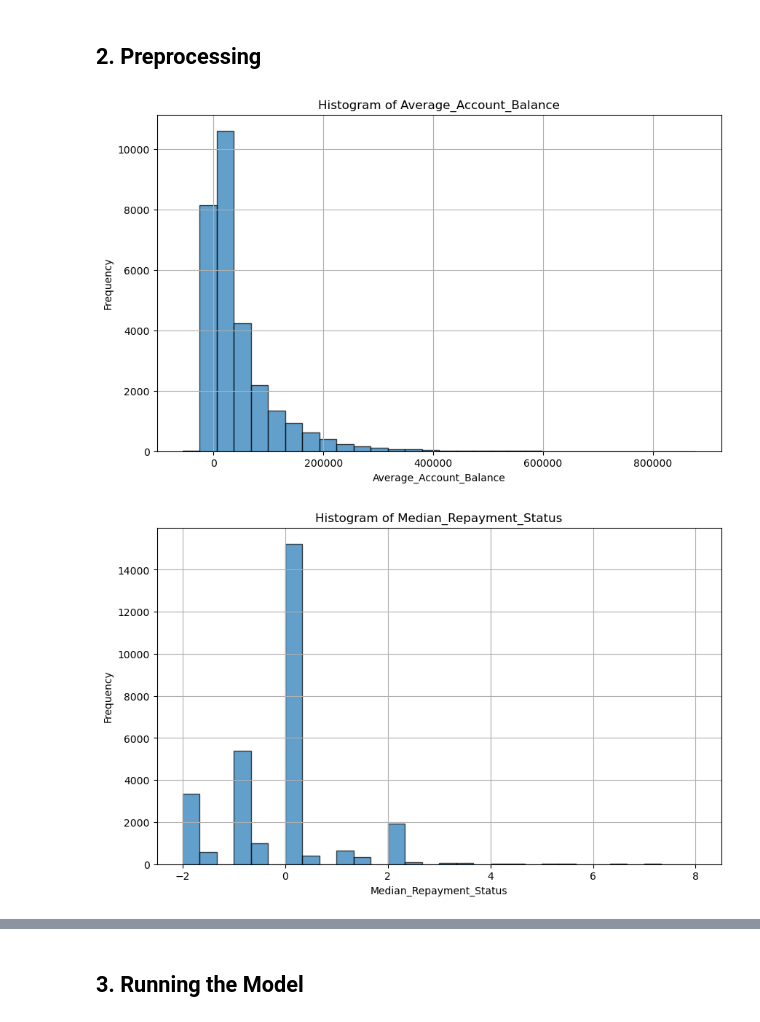
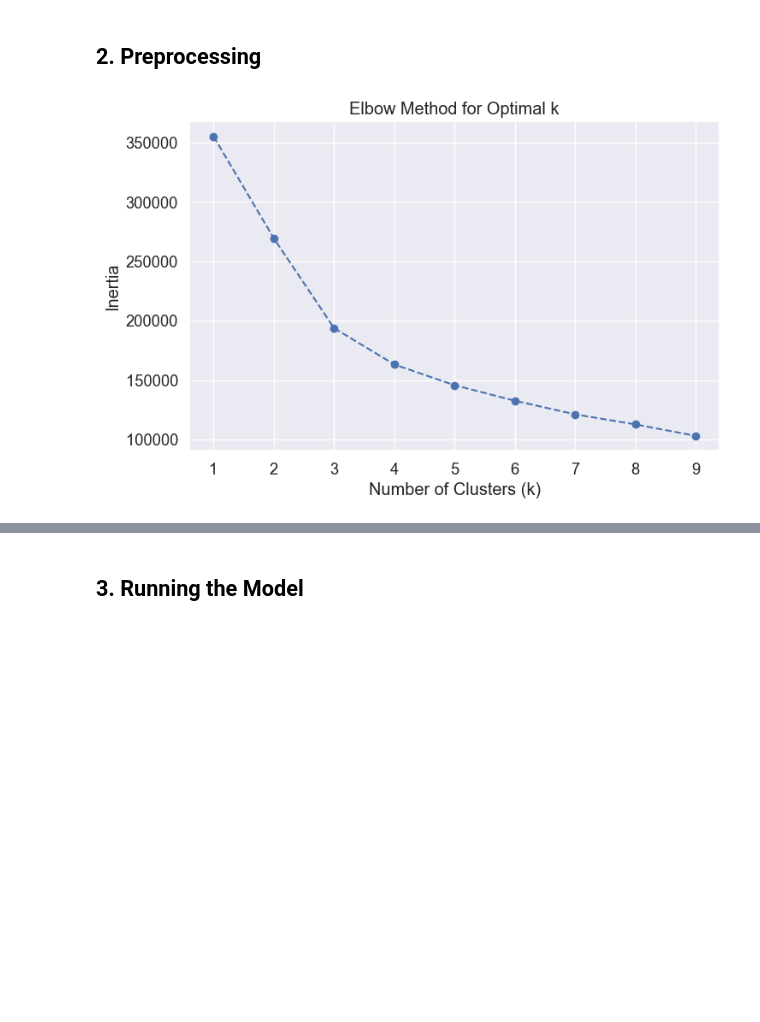
Before and after one commit to JohannesWiller/Machine_Learning_Clustering, a Jupyter notebook: main.ipynb, the cells around one changed output, grey strips where cells are left out. Cells and saved outputs as stored; diff of their text form; code cells hidden in the pictures; blank space fills up the shorter version.

```diff
--- a/main.ipynb
+++ b/main.ipynb
@@ -227,57 +227,57 @@ df_cleaned = df_original.copy()
 # Calculate the average Account Balance
 df_cleaned['Average_Account_Balance'] = df_cleaned[[f'Amount {i}' for i in range(1, 7)]].mean(axis=1)
     #create a plot
-plt.figure(figsize=(10, 6))
-plt.hist(df_cleaned['Average_Account_Balance'], bins=30, edgecolor='k', alpha=0.7)
-plt.title('Histogram of Average_Account_Balance')
-plt.xlabel('Average_Account_Balance')
-plt.ylabel('Frequency')
-plt.grid(True)
-plt.show()
+# plt.figure(figsize=(10, 6))
+# plt.hist(df_cleaned['Average_Account_Balance'], bins=30, edgecolor='k', alpha=0.7)
+# plt.title('Histogram of Average_Account_Balance')
+# plt.xlabel('Average_Account_Balance')
+# plt.ylabel('Frequency')
+# plt.grid(True)
+# plt.show()
 
 # Calculate the standard deviation Account Balance
 #df_cleaned['Std_Account_Balance'] = df_cleaned[[f'Amount {i}' for i in range(1, 7)]].std(axis=1)
 
+# Average Repayment Amount
+df_cleaned['Average_Repayment_Amount'] = df_cleaned[[f'Previous {i}' for i in range(1, 7)]].mean(axis=1)
+  #create a plot
+# plt.figure(figsize=(10, 6))
+# plt.hist(df_cleaned['Average_Repayment_Amount'], bins=30, edgecolor='k', alpha=0.7)
+# plt.title('Histogram of Average_Repayment_Amount')
+# plt.xlabel('Average_Repayment_Amount')
+# plt.ylabel('Frequency')
+# plt.grid(True)
+# plt.show()
+
+# Calculate the standard deviation Repayment Amount
+#df_cleaned['Std_Repayment_Amount'] = df_cleaned[[f'Previous {i}' for i in range(1, 7)]].std(axis=1)
+
 # Median Repayment Status
 df_cleaned['Median_Repayment_Status'] = df_cleaned[[f'Repayment {i}' for i in range(1, 7)]].median(axis=1)
   #create a plot
-plt.figure(figsize=(10, 6))
-plt.hist(df_cleaned['Median_Repayment_Status'], bins=30, edgecolor='k', alpha=0.7)
-plt.title('Histogram of Median_Repayment_Status')
-plt.xlabel('Median_Repayment_Status')
-plt.ylabel('Frequency')
-plt.grid(True)
-plt.show()
+# plt.figure(figsize=(10, 6))
+# plt.hist(df_cleaned['Median_Repayment_Status'], bins=30, edgecolor='k', alpha=0.7)
+# plt.title('Histogram of Median_Repayment_Status')
+# plt.xlabel('Median_Repayment_Status')
+# plt.ylabel('Frequency')
+# plt.grid(True)
+# plt.show()
 
 # Calculate the standard deviation Repayment Status
 #df_cleaned['Std_Repayment_Status'] = df_cleaned[[f'Repayment {i}' for i in range(1, 7)]].std(axis=1)
-
-# Average Repayment Amount
-df_cleaned['Average_Repayment_Amount'] = df_cleaned[[f'Previous {i}' for i in range(1, 7)]].mean(axis=1)
-  #create a plot
-plt.figure(figsize=(10, 6))
-plt.hist(df_cleaned['Average_Repayment_Amount'], bins=30, edgecolor='k', alpha=0.7)
-plt.title('Histogram of Average_Repayment_Amount')
-plt.xlabel('Average_Repayment_Amount')
-plt.ylabel('Frequency')
-plt.grid(True)
-plt.show()
-
-# Calculate the standard deviation Repayment Amount
-#df_cleaned['Std_Repayment_Amount'] = df_cleaned[[f'Previous {i}' for i in range(1, 7)]].std(axis=1)
 
 # Total Repayments Late
 def calculate_total_late_repayments(row):
     return sum(x for x in row if x > 0)
 df_cleaned['Total_Repayments_Late'] = df_cleaned[['Repayment 1', 'Repayment 2', 'Repayment 3', 'Repayment 4', 'Repayment 5', 'Repayment 6']].apply(calculate_total_late_repayments, axis=1)
   #create a plot
-plt.figure(figsize=(10, 6))
-plt.hist(df_cleaned['Total_Repayments_Late'], bins=30, edgecolor='k', alpha=0.7)
-plt.title('Histogram of Total_Repayments_Late')
-plt.xlabel('Total_Repayments_Late')
-plt.ylabel('Frequency')
-plt.grid(True)
-plt.show()
+# plt.figure(figsize=(10, 6))
+# plt.hist(df_cleaned['Total_Repayments_Late'], bins=30, edgecolor='k', alpha=0.7)
+# plt.title('Histogram of Total_Repayments_Late')
+# plt.xlabel('Total_Repayments_Late')
+# plt.ylabel('Frequency')
+# plt.grid(True)
+# plt.show()
 
 # # Total Repayments ontime
 # def calculate_total_ontime_repayments(row):
@@ -299,41 +299,41 @@ df_cleaned = pd.get_dummies(df_cleaned, columns=['Education','Marital Status','F
 # drop columns
 original_columns_to_remove = [f'Repayment {i}' for i in range(1, 7)] + \
                              [f'Amount {i}' for i in range(1, 7)] + \
-                             [f'Previous {i}' for i in range(1, 7)] #+ \ ['Education_1','Education_2','Education_3','Marital Status_1','Marital Status_0','Female']
+                             [f'Previous {i}' for i in range(1, 7)] #+ \
+                            #['Education_2','Education_3','Marital Status_1','Female_1']
 
 # Remove the original columns
 df_cleaned.drop(columns=original_columns_to_remove, inplace=True)
 
-# Create a cioy for no scaling szenario
+# Create a copy for no scaling szenario
 df_no_Scaling = df_cleaned.copy()
 
 # scale columns
 columns_to_scale = df_cleaned.columns.tolist()
 
 # Initialize the scaler
 #scaler = StandardScaler()
 scaler = RobustScaler()
 #scaler = MinMaxScaler()
 
 # Scale the selected columns
 df_cleaned[columns_to_scale] = scaler.fit_transform(df_cleaned[columns_to_scale])
 
 
 # elbow method
 inertia_list = []
 for i in range(1,10):
-    kmeans = KMeans(n_clusters=i, random_state=42)
+    kmeans = KMeans(n_clusters=i, random_state=20, init='k-means++', n_init=10, algorithm='elkan', max_iter=600)
     kmeans.fit(df_cleaned)
     inertia_list.append(kmeans.inertia_)
 
 plt.figure(figsize=(8, 5))
 plt.plot(range(1, 10), inertia_list, marker='o', linestyle='--')
 plt.xlabel('Number of Clusters (k)')
 plt.ylabel('Inertia')
 plt.title('Elbow Method for Optimal k')
 plt.xticks(range(1, 10))
 plt.grid(True)
 plt.show()
 # %% [output]
-[figure, old version]
+[figure, new version]
-[figure, removed]
```
Also changed, not shown: parts of 7 cells of this notebook, 1 other file.
